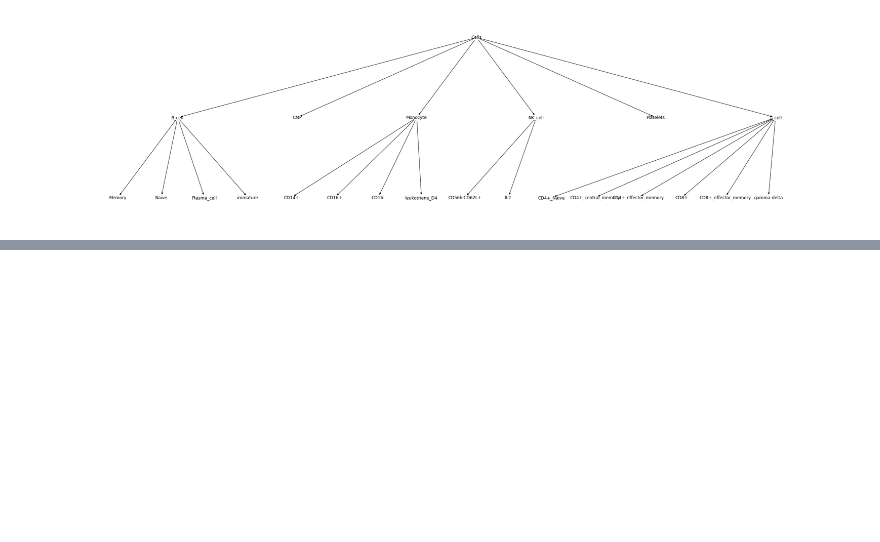
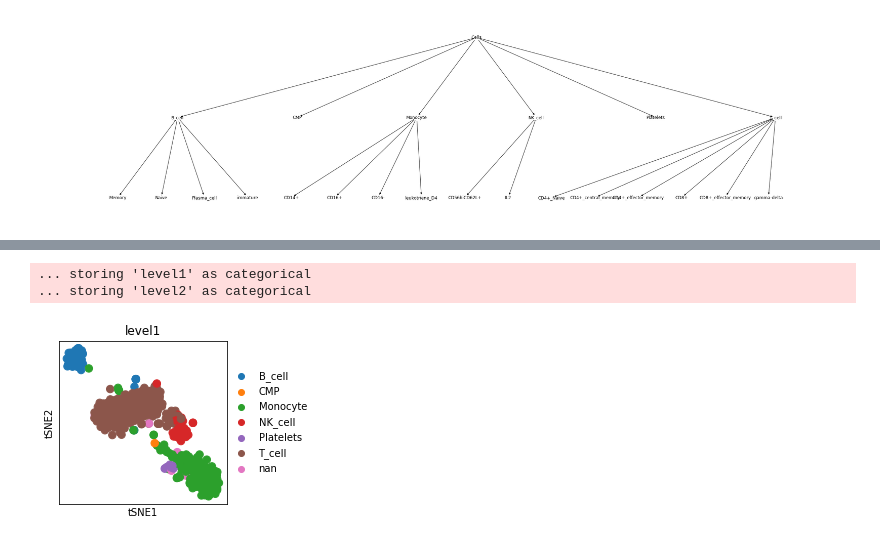
Before and after one commit to muratcemkose/HierarchicalSC, a Jupyter notebook: HierarchicalSC_Sample.ipynb, the cells around one changed output, grey strips where cells are left out. Cells and saved outputs as stored; diff of their text form; code cells hidden in the pictures; blank space fills up the shorter version.

```diff
--- a/HierarchicalSC_Sample.ipynb
+++ b/HierarchicalSC_Sample.ipynb
@@ -39,0 +179,6 @@ Sample_object.getTreePlot()
+# %%
+sc.pl.tsne(sampleCleanedCountMatrix, color = "level1")
+# %% [output]
+... storing 'level1' as categorical
+... storing 'level2' as categorical
+[figure, added]
```
Also changed, not shown: parts of 10 cells of this notebook, 1 other file.
